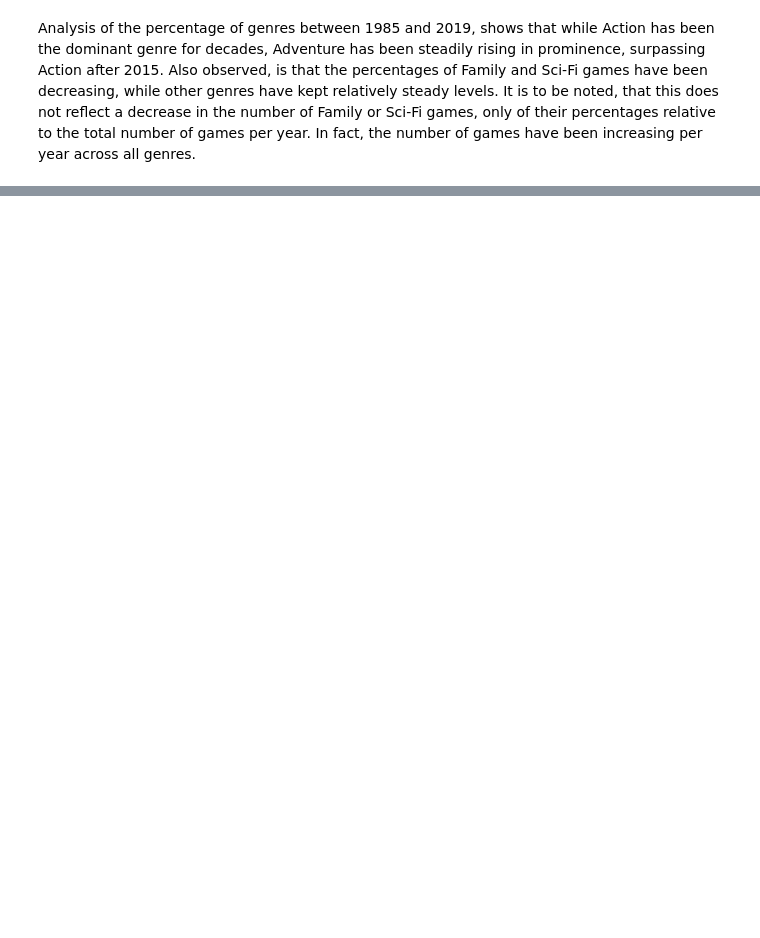
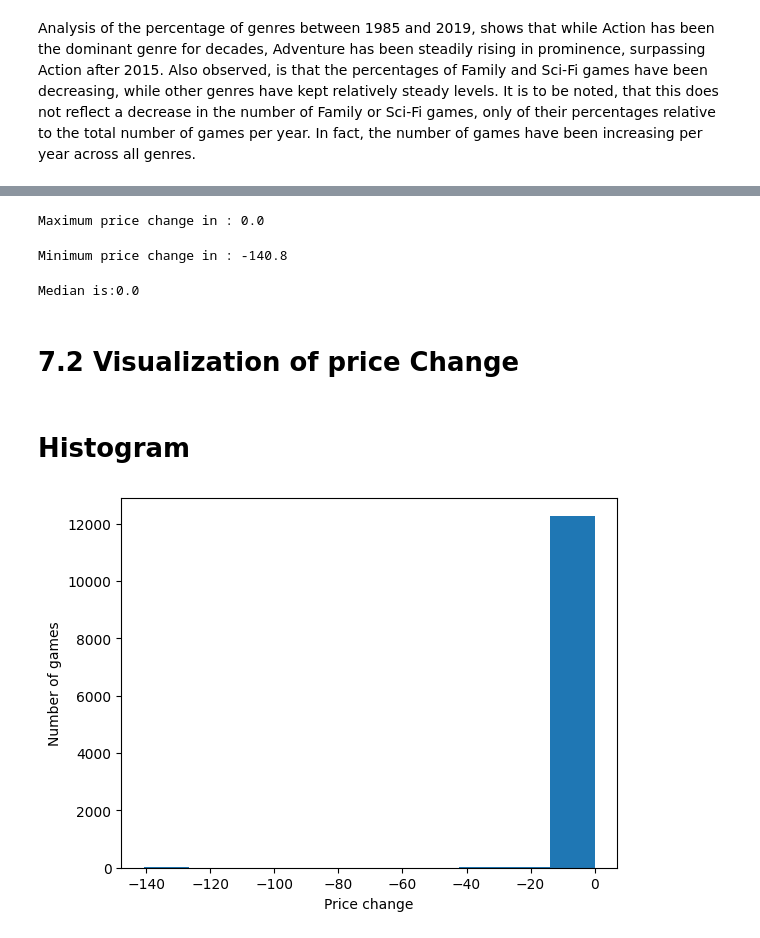
Before and after one commit to nardyjh/Project1-Group7, a Jupyter notebook: project1_Group7_game.ipynb, the cells around one changed output, grey strips where cells are left out. Saved outputs shown, nothing was run; the diff lists cells and outputs as text; code cells hidden in the pictures; blank space fills up the shorter version.

```diff
--- a/project1_Group7_game.ipynb
+++ b/project1_Group7_game.ipynb
@@ -583,0 +588,8 @@ Also observed, is that the percentages of Family and Sci-Fi games have been decr
+# %%
+#Find The Game with Best Price Increase.
+priceFinal=np.array(cleaned_data_df["PriceFinal"])
+priceInitital=np.array(cleaned_data_df["PriceInitial"])
+# %%
+#Price difference Data
+cleaned_data_df["ChangePrice"]=np.subtract(priceFinal,priceInitital)
+cleaned_data_df.head()
@@ -583,0 +624,27 @@ Also observed, is that the percentages of Family and Sci-Fi games have been decr
+# %%
+Max_price_change=pc_change_df["ChangePrice"].max()
+print(f"Maximum price change in : {Max_price_change}")
+# %% [output]
+Maximum price change in : 0.0
+# %%
+Min_price_change=pc_change_df["ChangePrice"].min()
+print(f"Minimum price change in : {Min_price_change}")
+# %% [output]
+Minimum price change in : -140.8
+# %%
+# Median calculation
+median_pc=cleaned_data_df["ChangePrice"].median()
+print(f'Median is:{median_pc}')
+# %% [output]
+Median is:0.0
+# %% [markdown]
+# 7.2 Visualization of price Change
+# %% [markdown]
+# Histogram
+# %%
+histoPlot=cleaned_data_df["ChangePrice"].plot.hist()
+plt.xlabel("Price change")
+plt.ylabel("Number of games")
+plt.show()
+# %% [output]
+[figure, added]
```
Also changed, not shown: parts of 101 cells of this notebook.
